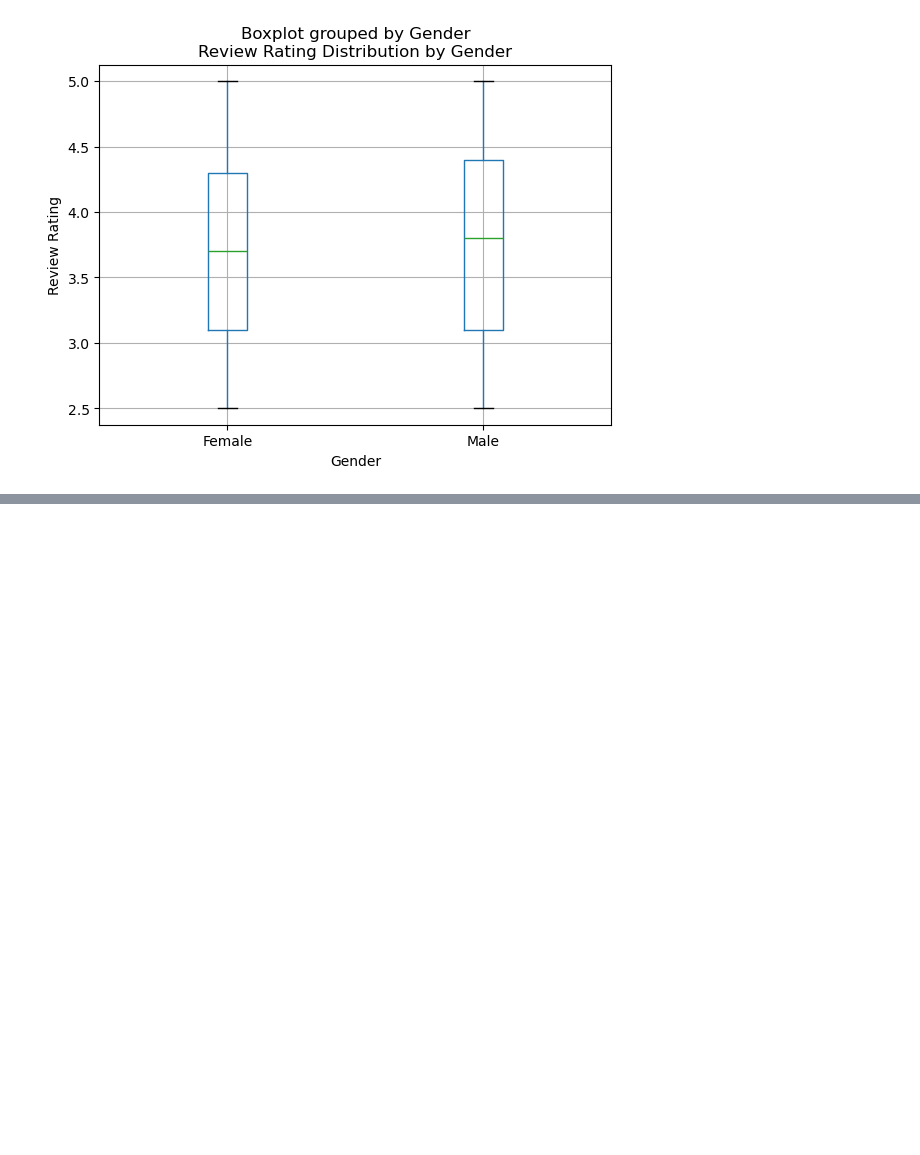
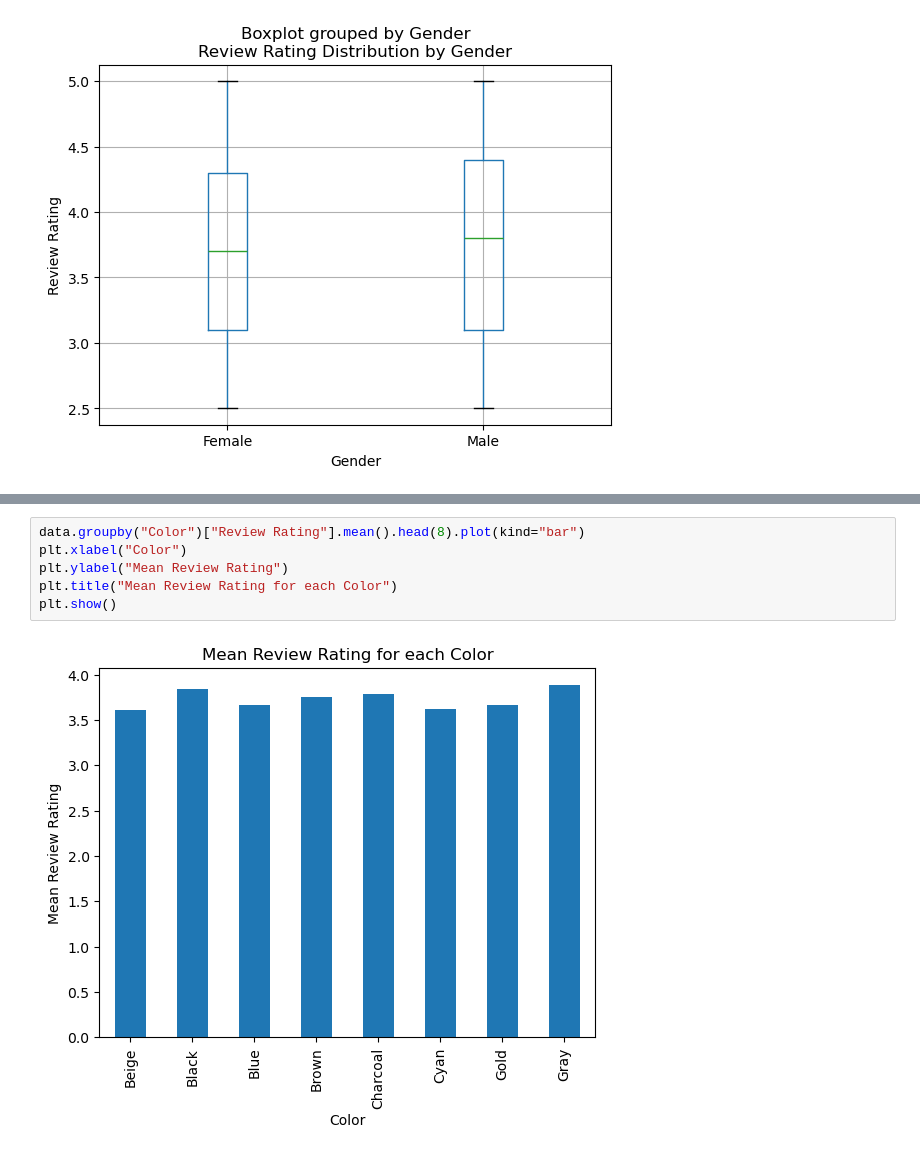
Before and after one commit to samwanyua/Shopping-Trends-Exploratory-Data-Analysis-EDA-Project, a Jupyter notebook: notebook.ipynb, the cells around one changed output, grey strips where cells are left out. Cells and saved outputs as stored; diff of their text form; blank space fills up the shorter version.

```diff
--- a/notebook.ipynb
+++ b/notebook.ipynb
@@ -276,0 +285,8 @@ plt.show()
+# %%
+data.groupby("Color")["Review Rating"].mean().head(8).plot(kind="bar")
+plt.xlabel("Color")
+plt.ylabel("Mean Review Rating")
+plt.title("Mean Review Rating for each Color")
+plt.show()
+# %% [output]
+[figure, added]
```
Also changed, not shown: parts of 1 cell of this notebook.
